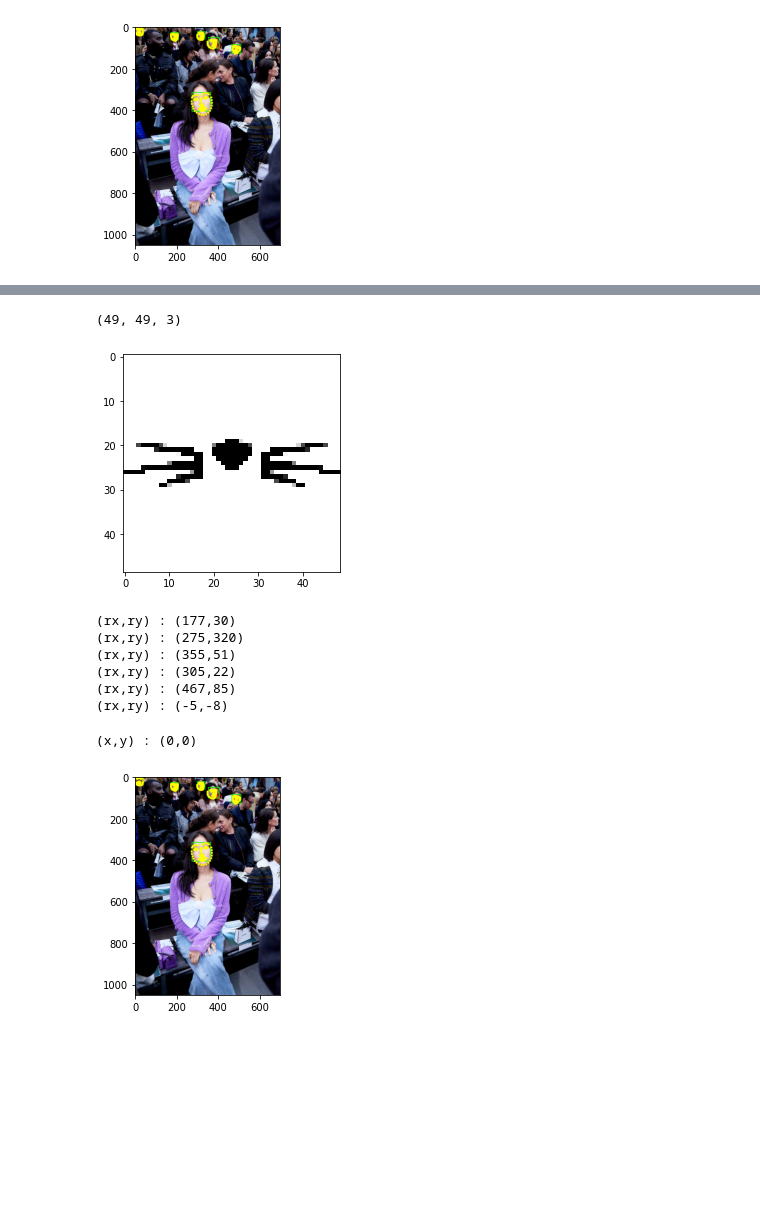
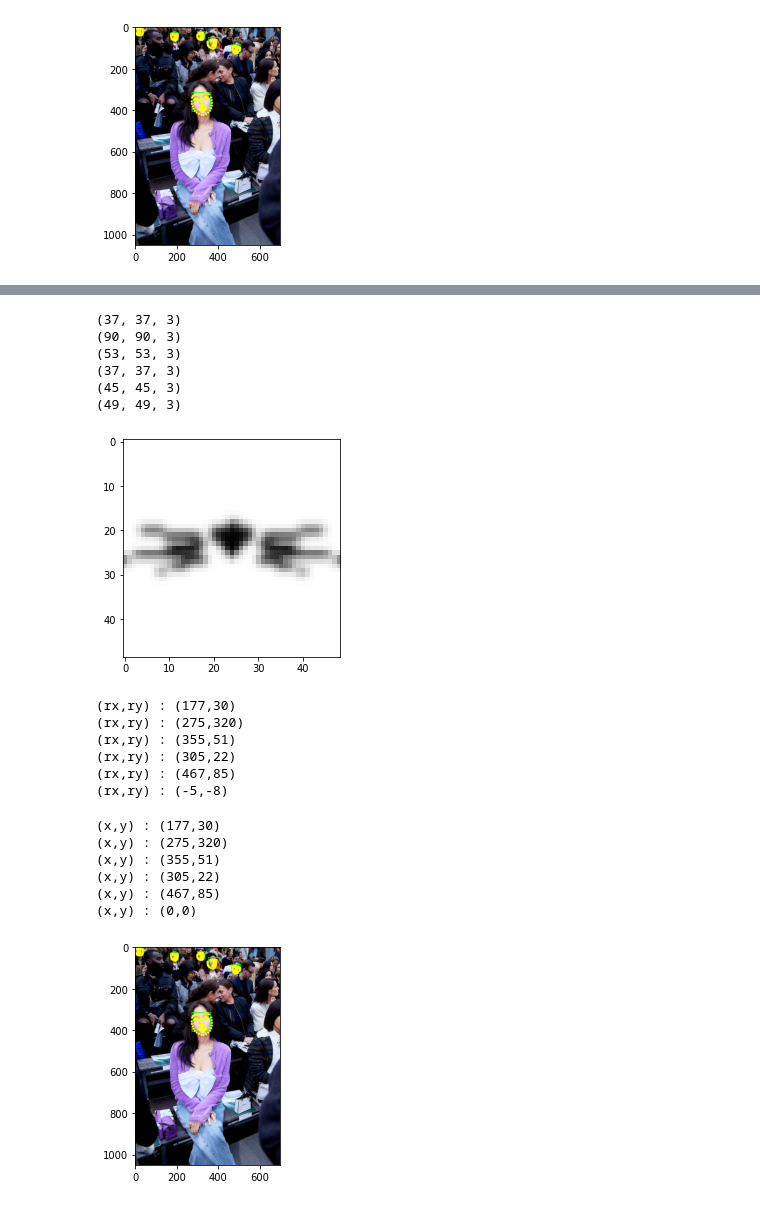
Before and after one commit to mybloodykeyboard/AI_study, a Jupyter notebook: GoingDeeper/[GDCV07]Face_sticker.ipynb, the cells around one changed output, grey strips where cells are left out. Drawn from its saved outputs; the diff is of its cells as text; code cells hidden in the pictures; blank space fills up the shorter version.

```diff
--- a/GoingDeeper/[GDCV07]Face_sticker.ipynb
+++ b/GoingDeeper/[GDCV07]Face_sticker.ipynb
@@ -1437,12 +1436,21 @@ for dlib_rect, landmark in zip(dlib_rects, list_landmarks):
 # %%
 sticker_path = '/content/drive/MyDrive/aiffel/data/face/cat-whiskers (2).png'
 img_sticker = cv2.imread(sticker_path)
-img_sticker = cv2.resize(img_sticker, (w,h))
-plt.imshow(img_sticker)
-print (img_sticker.shape)
+img_stickers = []
+for w in list_w:
+    h = w
+    img_sticker = cv2.resize(img_sticker, (w,h))
+    img_stickers.append(img_sticker)
+    plt.imshow(img_sticker)
+    print (img_sticker.shape)
 # %% [output]
+(37, 37, 3)
+(90, 90, 3)
+(53, 53, 3)
+(37, 37, 3)
+(45, 45, 3)
 (49, 49, 3)
-[figure, old version]
+[figure, new version]
 # %%
 list_rx = []
 list_ry = []
@@ -1460,14 +1468,27 @@ for x, y, w in zip(list_x, list_y, list_w):
 (rx,ry) : (467,85)
 (rx,ry) : (-5,-8)
 # %%
-if refined_x < 0:
-    img_sticker = img_sticker[:, -refined_x:]
-    refined_x = 0
-if refined_y < 0:
-    img_sticker = img_sticker[-refined_y:, :]
-    refined_y = 0
+refined_xs = []
+refined_ys = []
+image_stickers = []
 
-print ('(x,y) : (%d,%d)'%(refined_x, refined_y))
+for refined_x, refined_y, image_sticker in zip(list_rx, list_ry, img_stickers):
+    if refined_x < 0:
+        img_sticker = img_sticker[:, -refined_x:]
+        refined_x = 0
+    if refined_y < 0:
+        img_sticker = img_sticker[-refined_y:, :]
+        refined_y = 0
+    refined_xs.append(refined_x)
+    refined_ys.append(refined_y)
+    image_stickers.append(img_sticker)
+
+    print ('(x,y) : (%d,%d)'%(refined_x, refined_y))
 # %% [output]
+(x,y) : (177,30)
+(x,y) : (275,320)
+(x,y) : (355,51)
+(x,y) : (305,22)
+(x,y) : (467,85)
 (x,y) : (0,0)
 # %%
```
Also changed, not shown: parts of 5 cells of this notebook.
